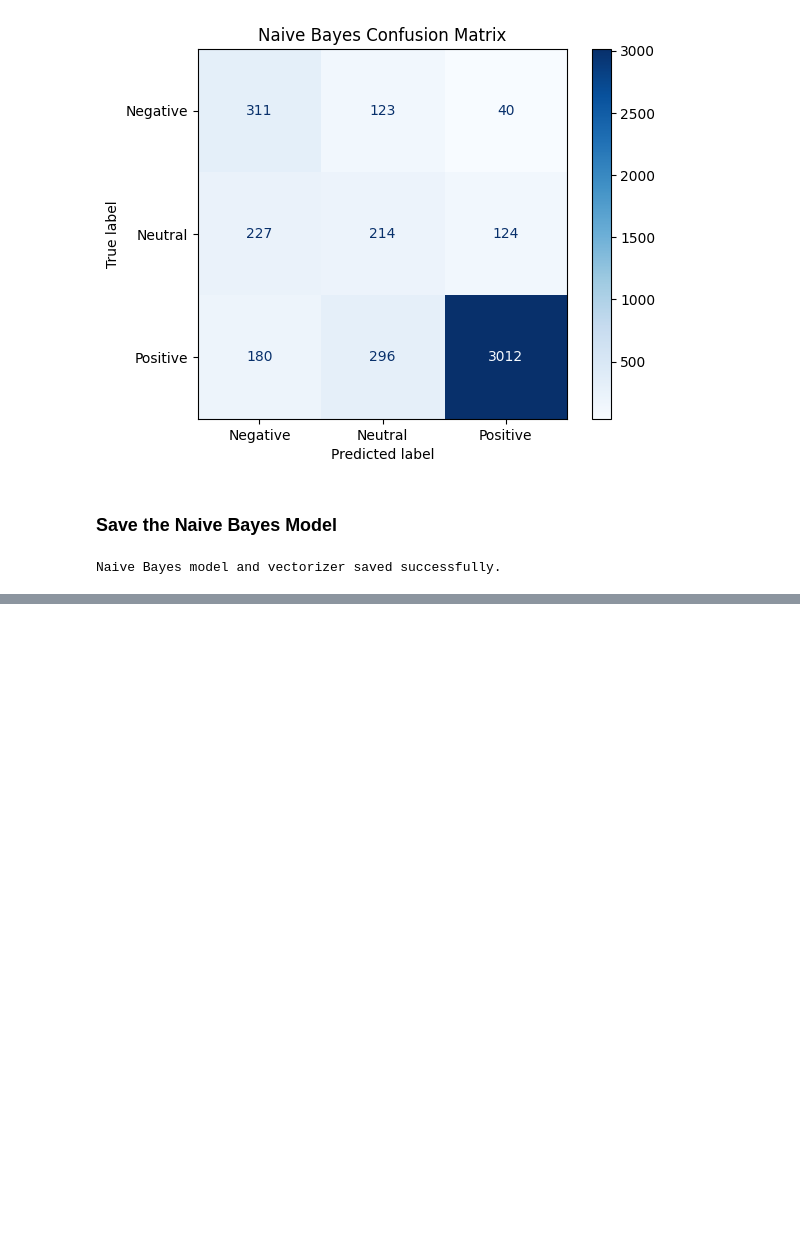
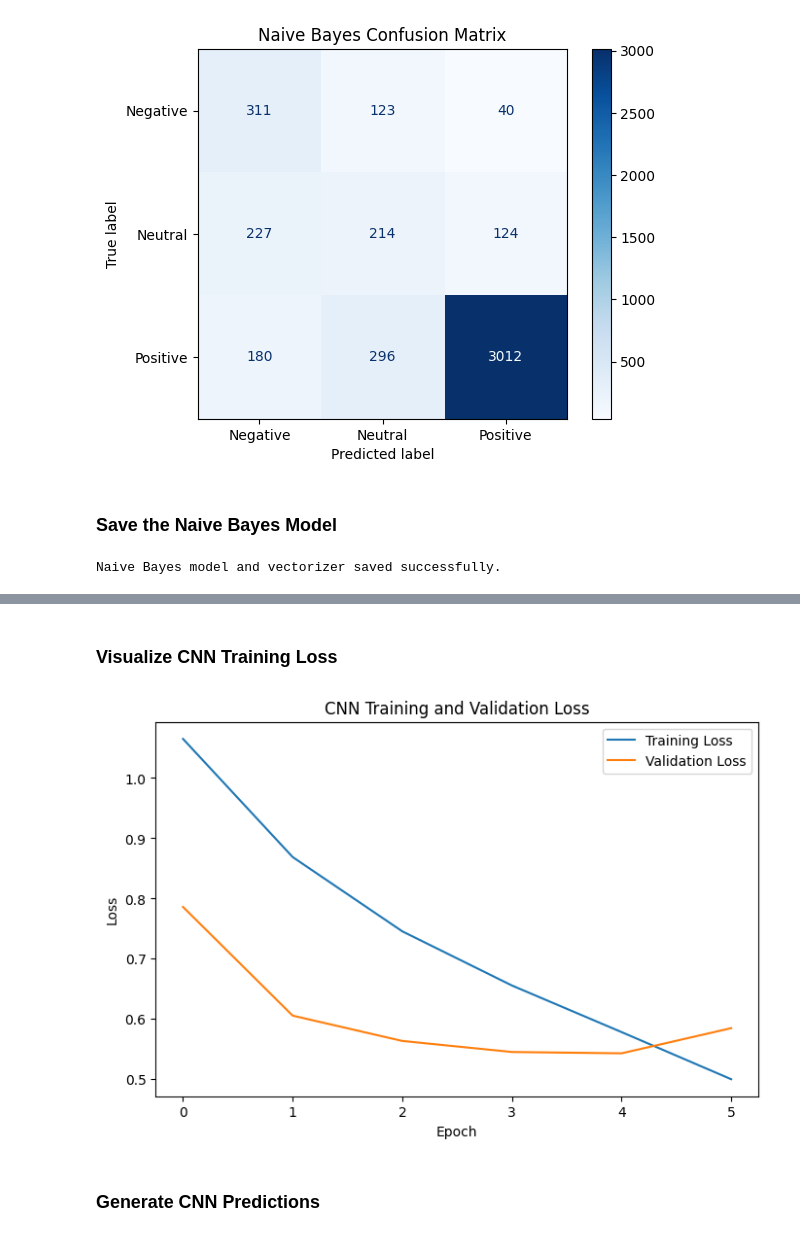
Before and after one commit to Cpox123/ThinkLab-NLP, a Jupyter notebook: notebooks/pawan_naive_bayes_cnn.ipynb.ipynb, the cells around one changed output, grey strips where cells are left out. Drawn from its saved outputs; the diff is of its cells as text; code cells hidden in the pictures; blank space fills up the shorter version.

```diff
--- a/notebooks/pawan_naive_bayes_cnn.ipynb.ipynb
+++ b/notebooks/pawan_naive_bayes_cnn.ipynb.ipynb
@@ -509,0 +729,25 @@ Naive Bayes model and vectorizer saved successfully.
+# %% [markdown]
+### Visualize CNN Training Loss
+# %%
+# Plot training and validation loss
+plt.figure(figsize=(8, 5))
+
+plt.plot(
+    cnn_history.history['loss'],
+    label='Training Loss'
+)
+
+plt.plot(
+    cnn_history.history['val_loss'],
+    label='Validation Loss'
+)
+
+plt.title("CNN Training and Validation Loss")
+plt.xlabel("Epoch")
+plt.ylabel("Loss")
+plt.legend()
+plt.show()
+# %% [output]
+[figure, added]
+# %% [markdown]
+### Generate CNN Predictions
```
Also changed, not shown: parts of 29 cells of this notebook.
